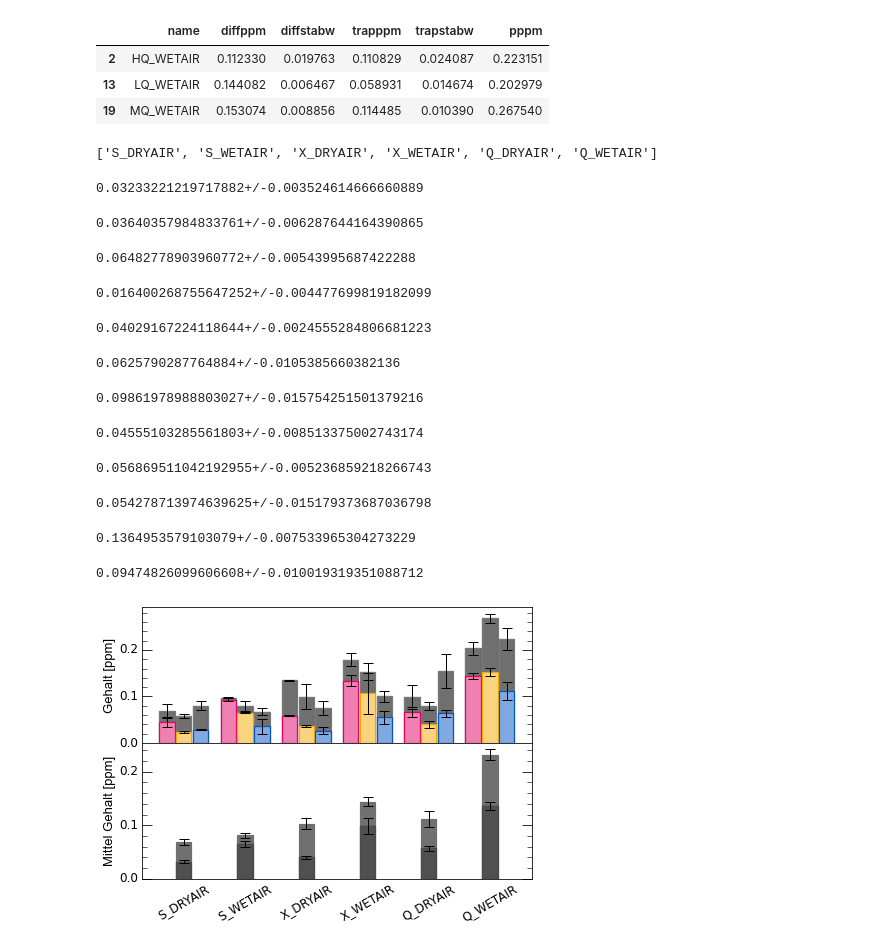
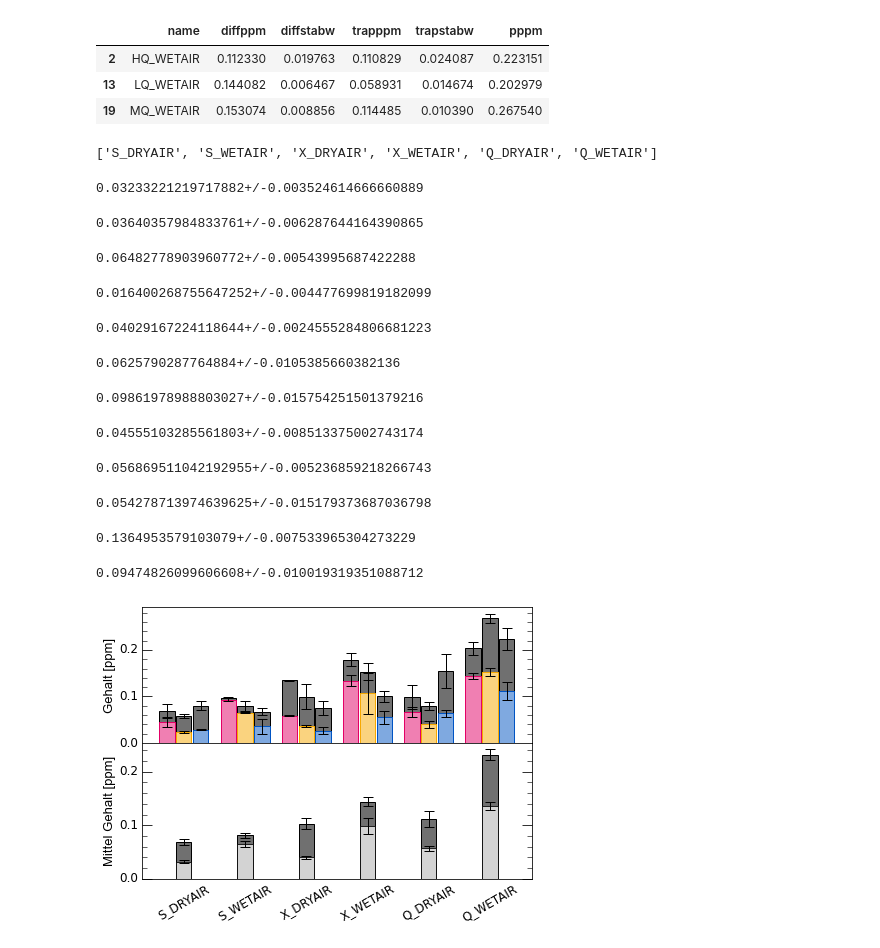
Before and after one commit to KMDE-10/HYDROGEN, a Jupyter notebook: 2020-11_HYDROGEN.ipynb, the cells around one changed output. Cells and saved outputs as stored; diff of their text form; code cells hidden in the pictures.

```diff
--- a/2020-11_HYDROGEN.ipynb
+++ b/2020-11_HYDROGEN.ipynb
@@ -721,7 +721,7 @@ def disp_group(name: str)-> None:
     a.set_yticks(np.arange(0,maxtick+0.000000001,maxtick/10))
     plt.legend(fontsize=30,loc='upper left')
     plt.tight_layout()
-    savename=gmeasurements[name].names+'.png'
+    savename=gmeasurements[name].names+'.svg'
     a.title.set_text(name+savename.split('.')[0])
     plt.show()
 
@@ -1572,26 +1586,20 @@ def add_barset(axbot,axtop,diffbar1,trapbar1,diffbar2,trapbar2,diffbar3,trapbar3
     color={'H':'#7FA9E0','M':'#FAD37F','L':'#F07FB2','MEAN':'#707070'}
     edgecolor={'H':'#0054c3','M':'#F6A800','L':'#E30066','MEAN':'#707070'}
     width=0.5
-    edgewidth=1.2
+    edgewidth=1
     ldiff=axtop.bar(midpos-0.55,diffbar1,width=width,zorder=2,color=color['L'],edgecolor=edgecolor['L'],lw=edgewidth,yerr=differr1,capsize=5)
     ltrap=axtop.bar(midpos-0.55,trapbar1+diffbar1,width=width,zorder=1.5,color=color['MEAN'],yerr=traperr1,capsize=5,
-                 alpha=1,edgecolor='grey',lw=edgewidth)
-    ltrap=axtop.bar(midpos-0.55,trapbar1+diffbar1,width=width,zorder=1.5,facecolor='none',
-                 alpha=1,edgecolor='black',lw=0.1)
-
+                 alpha=1,edgecolor='black',lw=edgewidth)
 
     mdiff=axtop.bar(midpos,diffbar2,width=width,zorder=2,color=color['M'],edgecolor=edgecolor['M'],lw=edgewidth,yerr=differr2,capsize=5)
     mtrap=axtop.bar(midpos,trapbar2+diffbar2,width=width,zorder=1.5,color=color['MEAN'],yerr=traperr2,capsize=5,
-                 alpha=1,edgecolor='grey',lw=edgewidth)
-    mtrap=axtop.bar(midpos,trapbar2+diffbar2,width=width,zorder=1.5,facecolor='none',
-                 alpha=1,edgecolor='black',lw=0.1)
-
+                 alpha=1,edgecolor='black',lw=edgewidth)
 
     hdiff=axtop.bar(midpos+0.55,diffbar3,width=width,zorder=2,color=color['H'],edgecolor=edgecolor['H'],lw=edgewidth,yerr=differr3,capsize=5)
     htrap=axtop.bar(midpos+0.55,trapbar3+diffbar3,width=width,zorder=1.5,color=color['MEAN'],yerr=traperr3,capsize=5,
-                 alpha=1,edgecolor='grey',lw=edgewidth)
-    htrap=axtop.bar(midpos+0.55,trapbar3+diffbar3,width=width,zorder=1.5,facecolor='none',
-                 alpha=1,edgecolor='black',lw=0.1)
+                 alpha=1,edgecolor='black',lw=1)
+    """htrap=axtop.bar(midpos+0.55,trapbar3+diffbar3,width=width,zorder=1.5,facecolor='none',
+                 alpha=1,edgecolor='black',lw=0.1)"""
 
 
     """meandiffbar=axbot.hlines(diffbackbar,midpos-0.75,midpos+0.75,lw=3,color='black',zorder=7)
@@ -1604,12 +1612,12 @@ def add_barset(axbot,axtop,diffbar1,trapbar1,diffbar2,trapbar2,diffbar3,trapbar3
     meanoverlaydiff=axbot.bar(midpos-0.55,trapbackbar+diffbackbar,width=width,zorder=5.5,facecolor='none')
     meanoverlaydiff=axbot.bar(midpos+0.55,trapbackbar+diffbackbar,width=width,zorder=5.5,facecolor='none')
 
-    meanoverlaydiff=axbot.bar(midpos,trapbackbar+diffbackbar,width=width,zorder=5.5,color=color['MEAN'],edgecolor=color['MEAN'],lw=edgewidth,yerr=trapmean.s,capsize=5)
+    meanoverlaydiff=axbot.bar(midpos,trapbackbar+diffbackbar,width=width,zorder=5.5,color=color['MEAN'],edgecolor='black',lw=edgewidth,yerr=trapmean.s,capsize=5)
 
 
-    meanoverlaytrap=axbot.bar(midpos,diffbackbar,width=width,zorder=5.5,color='#505050',edgecolor='#505050',lw=edgewidth,yerr=diffmean.s,capsize=5)
+    meanoverlaytrap=axbot.bar(midpos,diffbackbar,width=width,zorder=5.5,color='lightgrey',edgecolor='black',lw=0.8,yerr=diffmean.s,capsize=5)
 
-    meanoverlaytrap=axbot.bar(midpos,diffbackbar,width=width,zorder=5.5,color='#505050',edgecolor='black',lw=0.1)
+    """meanoverlaytrap=axbot.bar(midpos,diffbackbar,width=width,zorder=5.5,color='lightgrey',edgecolor='black',lw=0.1)"""
 
 def barplot(results):
     color={'H':'#8EBAE5','M':'#0098a1','L':'#7a6fac'}
@@ -1638,32 +1646,32 @@ def barplot(results):
     botax.set_yticks(np.arange(0,0.2001,0.1))
     for label in botax.yaxis.get_ticklabels():
         label.set_verticalalignment('center')
     topax.set_yticks(np.arange(0,0.2501,0.1))
     #topax.set_yticklabels(['0.00','0.10','0.20'])
     for label in topax.yaxis.get_ticklabels():
         label.set_verticalalignment('center')
     fontproperties = {'font':'Arial','size':13}
     topax.set_ylabel('Gehalt [ppm]',fontproperties)
     botax.set_ylabel('Mittel Gehalt [ppm]',fontproperties)
     #ax.set_xlabel('Temperatur [°C]',fontproperties)
     plt.show()
-    fig.savefig('stacked_mean_2.png',dpi=500,bbox_inches='tight')
+    fig.savefig('stacked_mean_2.svg',dpi=500,bbox_inches='tight')
 
 
 
 barplot(results)
 # %% [output]
 ['S_DRYAIR', 'S_WETAIR', 'X_DRYAIR', 'X_WETAIR', 'Q_DRYAIR', 'Q_WETAIR']
 0.03233221219717882+/-0.003524614666660889
 0.03640357984833761+/-0.006287644164390865
 0.06482778903960772+/-0.00543995687422288
 0.016400268755647252+/-0.004477699819182099
 0.04029167224118644+/-0.0024555284806681223
 0.0625790287764884+/-0.0105385660382136
 0.09861978988803027+/-0.015754251501379216
 0.04555103285561803+/-0.008513375002743174
 0.056869511042192955+/-0.005236859218266743
 0.054278713974639625+/-0.015179373687036798
 0.1364953579103079+/-0.007533965304273229
 0.09474826099606608+/-0.010019319351088712
-[figure, old version]
+[figure, new version]
```
Also changed, not shown: parts of 8 cells of this notebook, 2 other files.
